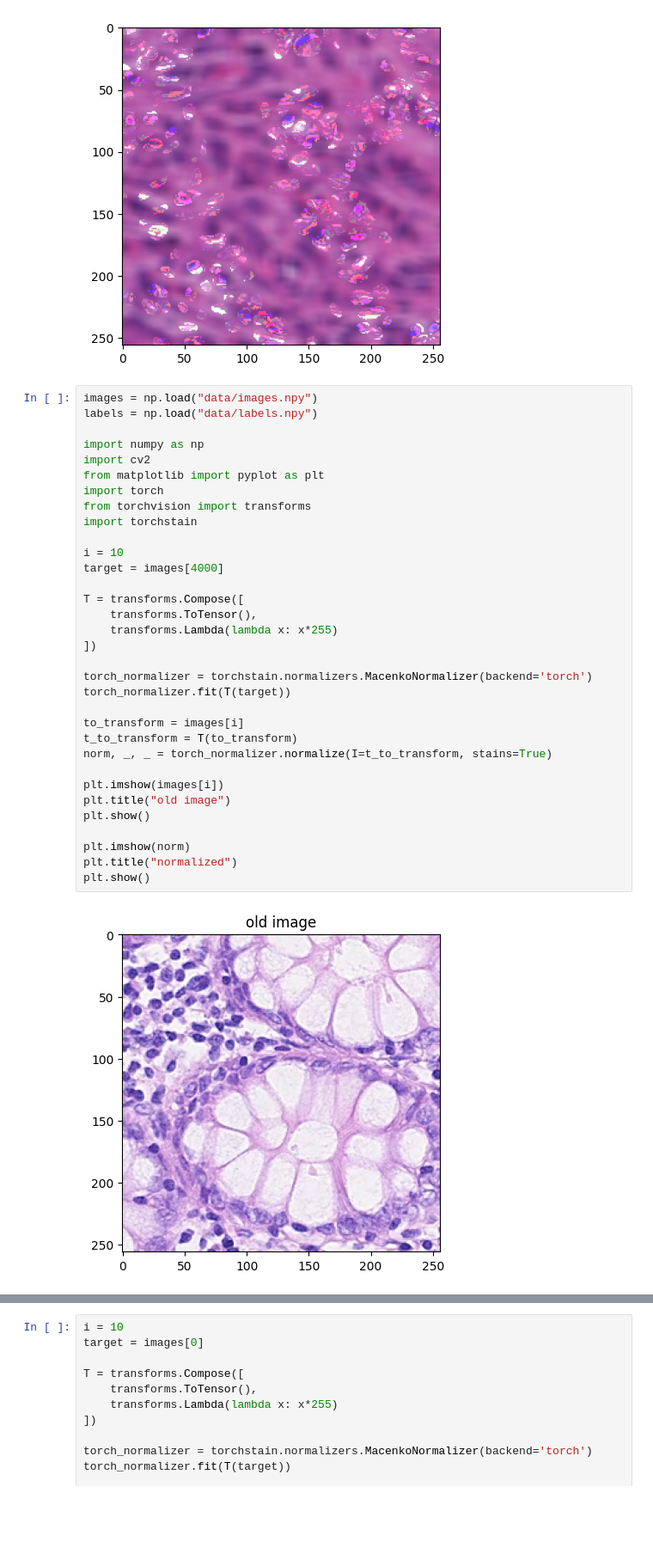
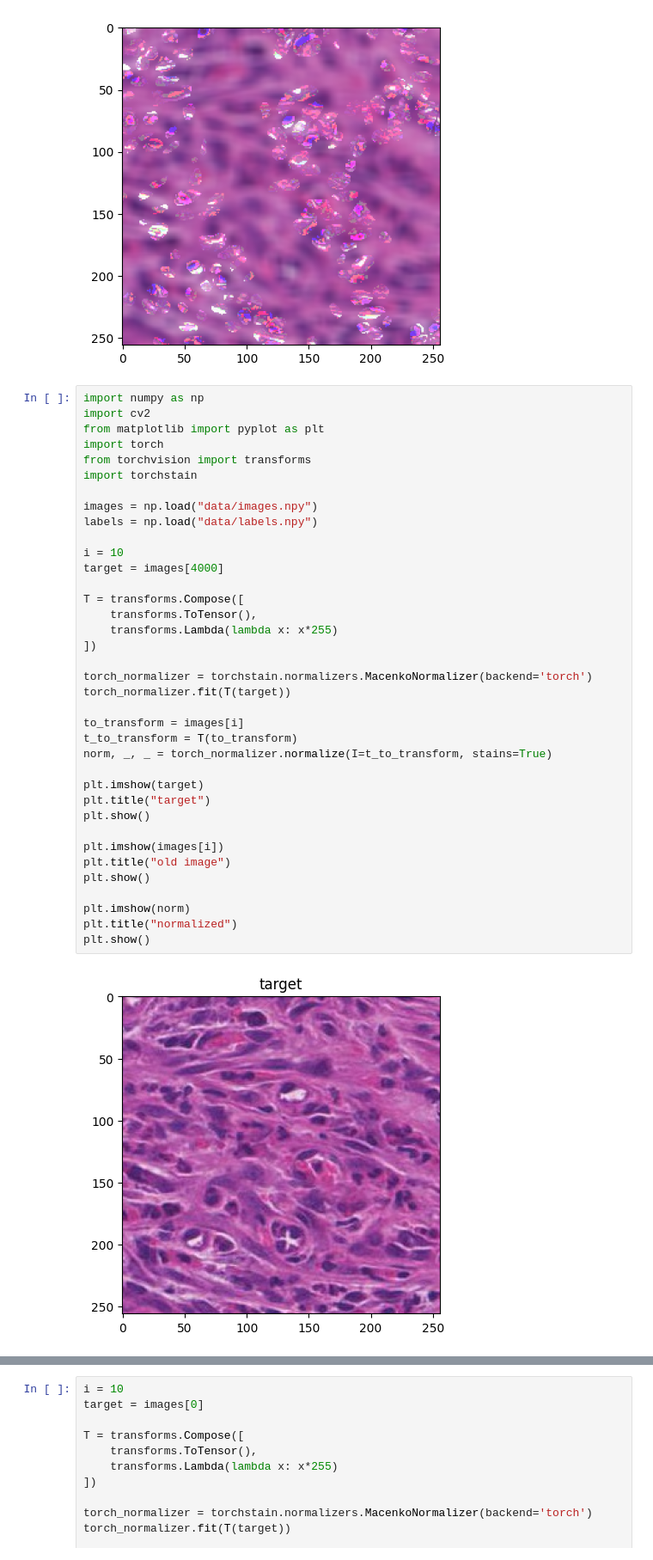
Before and after one commit to PavolHradsky/BP2, a Jupyter notebook: cell_crop_tests.ipynb, the cells around one changed output, grey strips where cells are left out. Shown at 86% size. Saved outputs shown, nothing was run; the diff lists cells and outputs as text; blank space fills up the shorter version.

```diff
--- a/cell_crop_tests.ipynb
+++ b/cell_crop_tests.ipynb
@@ -67,37 +67,41 @@ for i, c in enumerate(sorted_contours):
 [figure]
 [figure]
 # %%
-images = np.load("data/images.npy")
-labels = np.load("data/labels.npy")
-
 import numpy as np
 import cv2
 from matplotlib import pyplot as plt
 import torch
 from torchvision import transforms
 import torchstain
+
+images = np.load("data/images.npy")
+labels = np.load("data/labels.npy")
 
 i = 10
 target = images[4000]
 
 T = transforms.Compose([
     transforms.ToTensor(),
     transforms.Lambda(lambda x: x*255)
 ])
 
 torch_normalizer = torchstain.normalizers.MacenkoNormalizer(backend='torch')
 torch_normalizer.fit(T(target))
 
 to_transform = images[i]
 t_to_transform = T(to_transform)
 norm, _, _ = torch_normalizer.normalize(I=t_to_transform, stains=True)
 
+plt.imshow(target)
+plt.title("target")
+plt.show()
+
 plt.imshow(images[i])
 plt.title("old image")
 plt.show()
 
 plt.imshow(norm)
 plt.title("normalized")
 plt.show()
 # %% [output]
-[figure, old version]
+[figure, new version]
```
Also changed, not shown: parts of 1 cell of this notebook, 2 other files.
